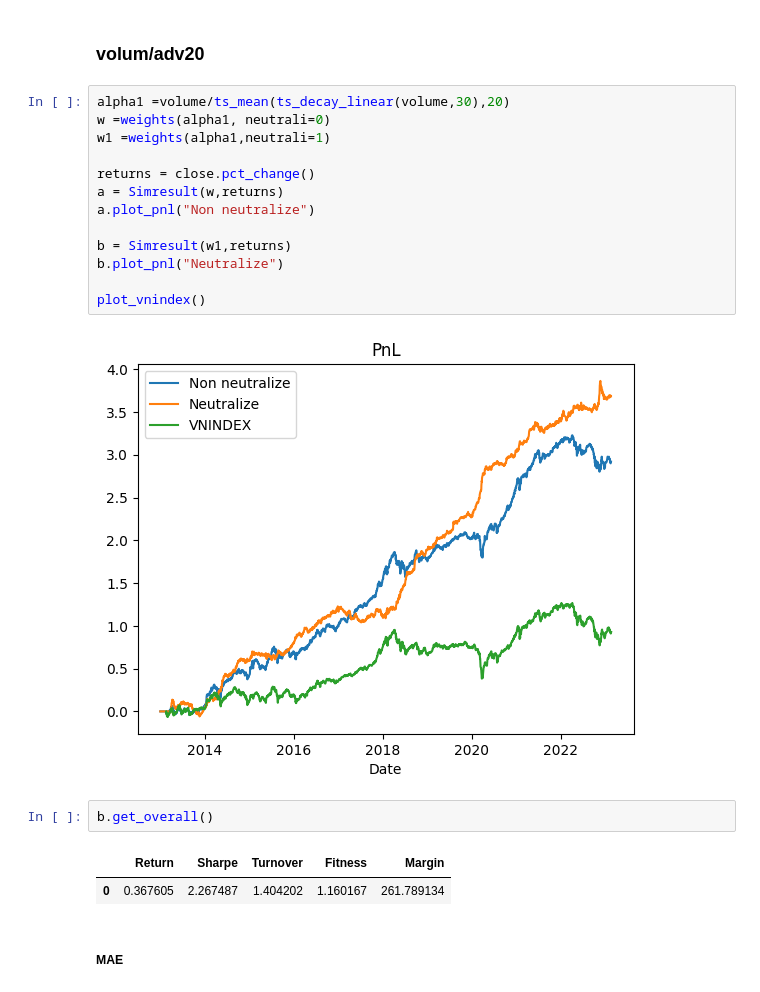
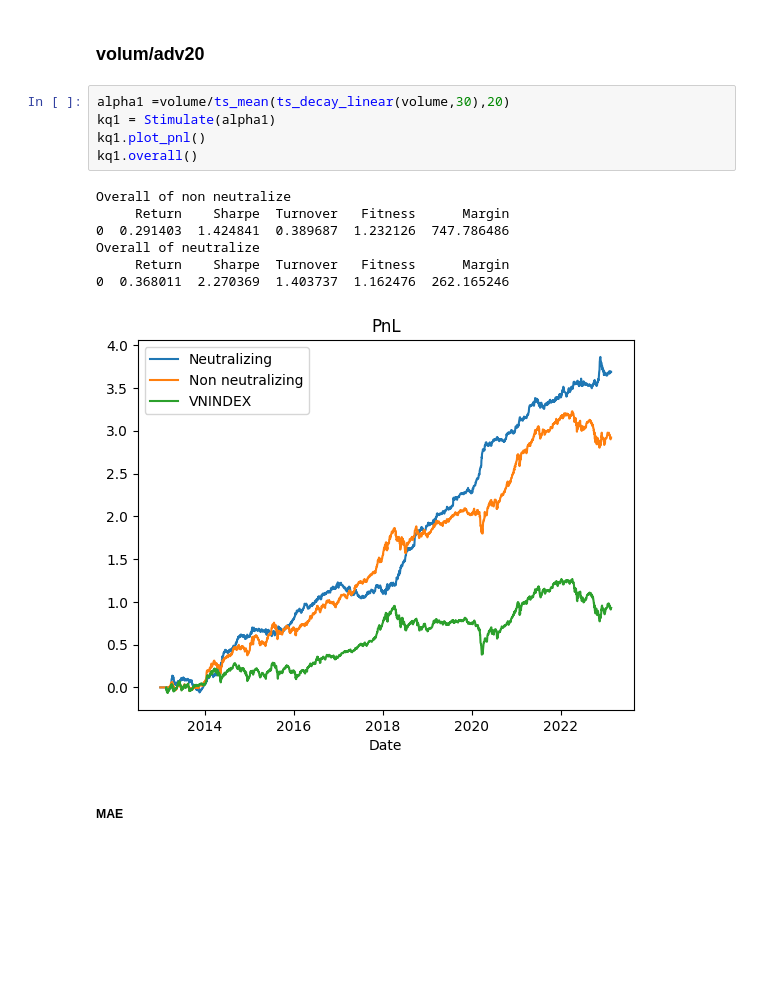
Before and after one commit to khanhtrinh2003/VN30-Strategy, a Jupyter notebook: main.ipynb, the cells around one changed output. Drawn from its saved outputs; the diff is of its cells as text; blank space fills up the shorter version.

```diff
--- a/main.ipynb
+++ b/main.ipynb
@@ -62,24 +62,17 @@ a.get_overall()
 # %% [markdown]
 ### volum/adv20
-# %%
-alpha1 =volume/ts_mean(ts_decay_linear(volume,30),20)
-w =weights(alpha1, neutrali=0)
-w1 =weights(alpha1,neutrali=1)
-
-returns = close.pct_change()
-a = Simresult(w,returns)
-a.plot_pnl("Non neutralize")
-
-b = Simresult(w1,returns)
-b.plot_pnl("Neutralize")
-
-plot_vnindex()
-# %% [output]
-[figure, removed]
-# %%
-b.get_overall()
-# %% [output]
-|  | Return | Sharpe | Turnover | Fitness | Margin |
-| 0 | 0.367605 | 2.267487 | 1.404202 | 1.160167 | 261.789134 |
+# %%
+alpha1 =volume/ts_mean(ts_decay_linear(volume,30),20)
+kq1 = Stimulate(alpha1)
+kq1.plot_pnl()
+kq1.overall()
+# %% [output]
+Overall of non neutralize
+     Return    Sharpe  Turnover   Fitness      Margin
+0  0.291403  1.424841  0.389687  1.232126  747.786486
+Overall of neutralize
+     Return    Sharpe  Turnover   Fitness      Margin
+0  0.368011  2.270369  1.403737  1.162476  262.165246
+[figure, added]
 # %% [markdown]
 ##### MAE
```
Also changed, not shown: parts of 13 cells of this notebook, 11 other files.
